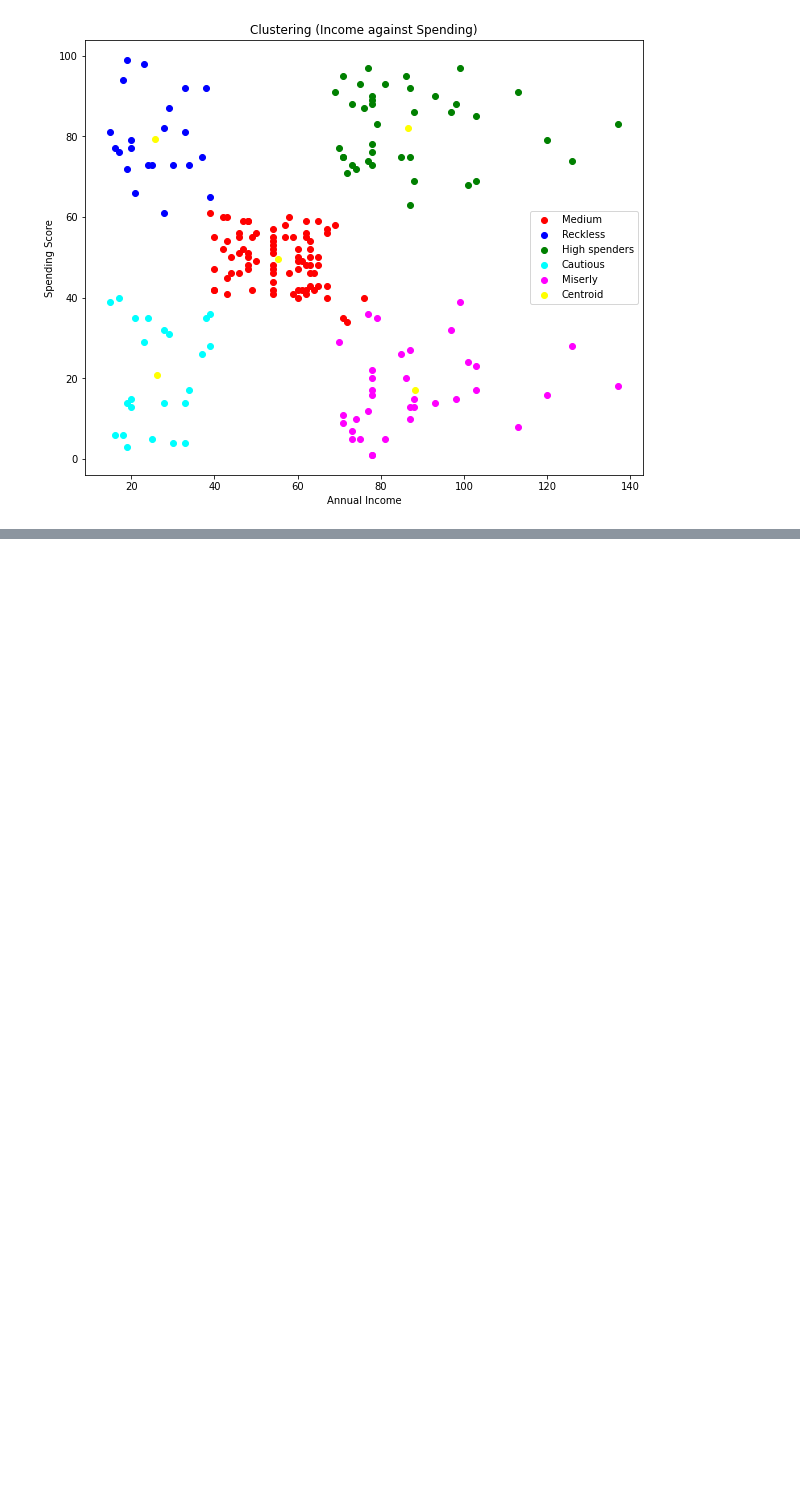
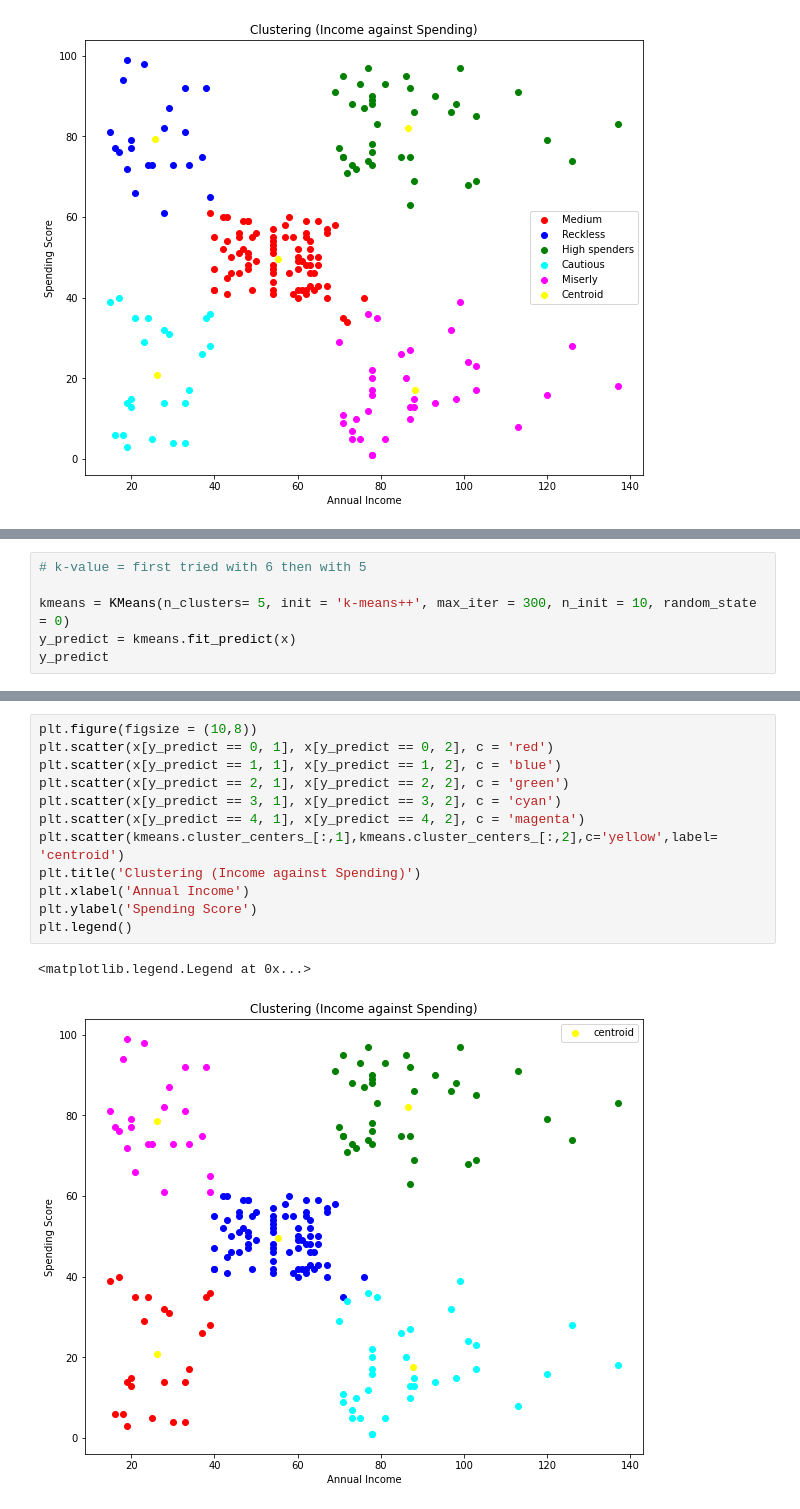
Before and after one commit to 01aleem/Mall-Customer-Segmentation, a Jupyter notebook: Mall_Cust_Segmentation.ipynb, the cells around one changed output, grey strips where cells are left out. Drawn from its saved outputs; the diff is of its cells as text; blank space fills up the shorter version.

```diff
--- a/Mall_Cust_Segmentation.ipynb
+++ b/Mall_Cust_Segmentation.ipynb
@@ -156,0 +190,6 @@ plt.legend()
+# %%
+# k-value = first tried with 6 then with 5
+
+kmeans = KMeans(n_clusters= 5, init = 'k-means++', max_iter = 300, n_init = 10, random_state = 0)
+y_predict = kmeans.fit_predict(x)
+y_predict
@@ -156,0 +215,15 @@ plt.legend()
+# %%
+plt.figure(figsize = (10,8))
+plt.scatter(x[y_predict == 0, 1], x[y_predict == 0, 2], c = 'red')
+plt.scatter(x[y_predict == 1, 1], x[y_predict == 1, 2], c = 'blue')
+plt.scatter(x[y_predict == 2, 1], x[y_predict == 2, 2], c = 'green')
+plt.scatter(x[y_predict == 3, 1], x[y_predict == 3, 2], c = 'cyan')
+plt.scatter(x[y_predict == 4, 1], x[y_predict == 4, 2], c = 'magenta')
+plt.scatter(kmeans.cluster_centers_[:,1],kmeans.cluster_centers_[:,2],c='yellow',label= 'centroid')
+plt.title('Clustering (Income against Spending)')
+plt.xlabel('Annual Income')
+plt.ylabel('Spending Score')
+plt.legend()
+# %% [output]
+<matplotlib.legend.Legend at 0x...>
+[figure, added]
```
Also changed, not shown: parts of 10 cells of this notebook.
